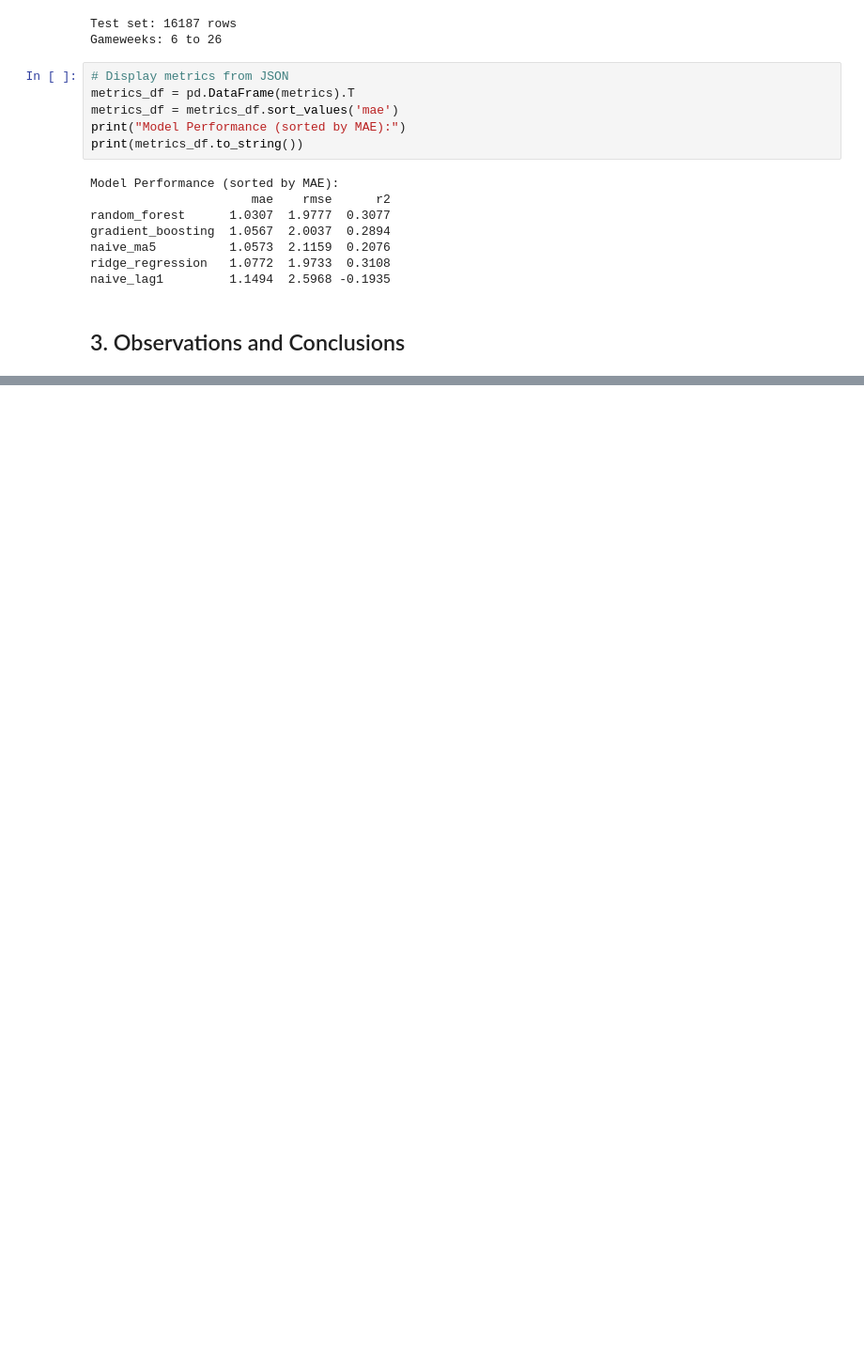
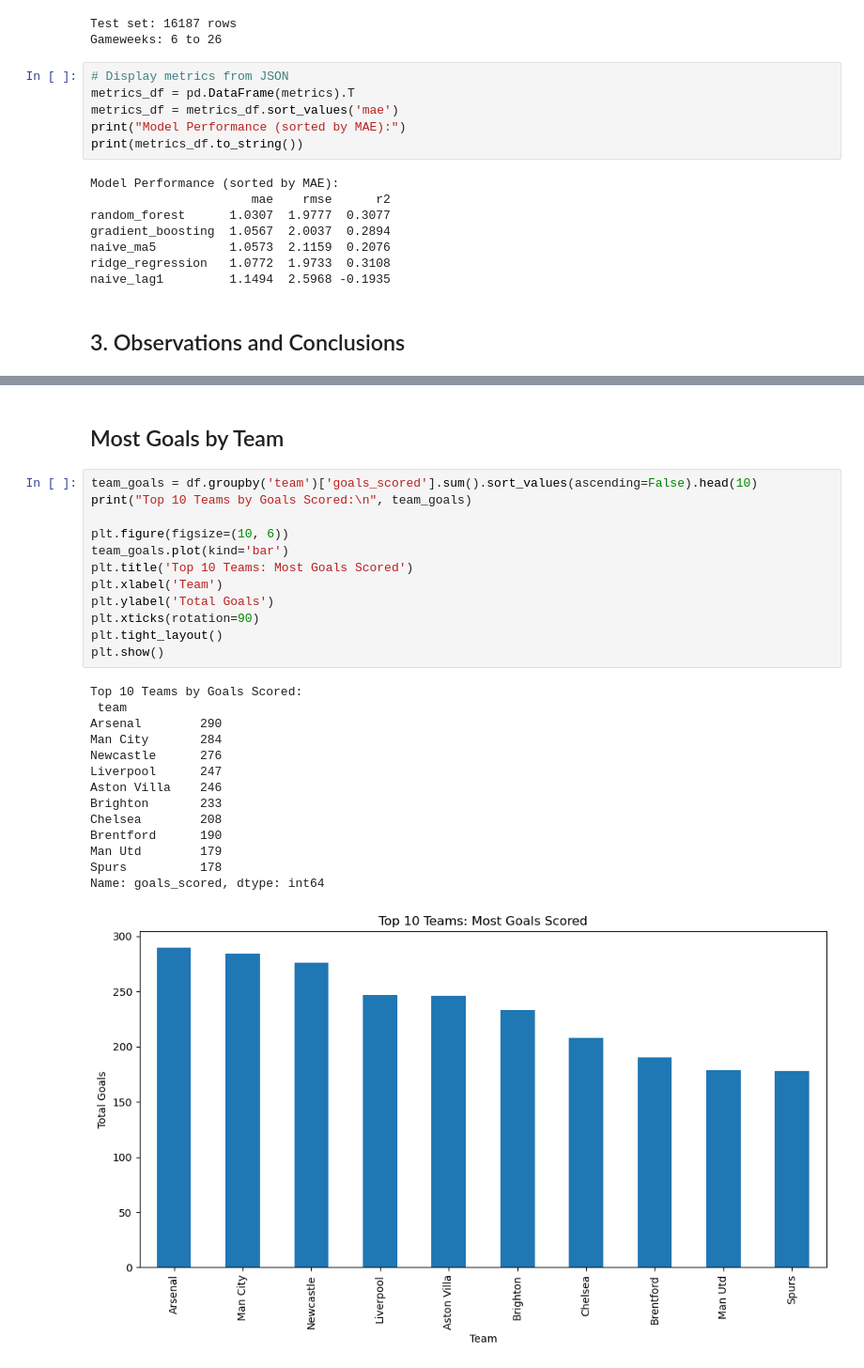
Before and after one commit to sarjit304/fpl-points-predictor, a Jupyter notebook: notebooks/evaluation.ipynb, the cells around one changed output, grey strips where cells are left out. Shown at 94% size. Cells and saved outputs as stored; diff of their text form; blank space fills up the shorter version.

```diff
--- a/notebooks/evaluation.ipynb
+++ b/notebooks/evaluation.ipynb
@@ -124,0 +257,29 @@ naive_lag1         1.1494  2.5968 -0.1935
+# %% [markdown]
+## Most Goals by Team
+# %%
+team_goals = df.groupby('team')['goals_scored'].sum().sort_values(ascending=False).head(10)
+print("Top 10 Teams by Goals Scored:\n", team_goals)
+
+plt.figure(figsize=(10, 6))
+team_goals.plot(kind='bar')
+plt.title('Top 10 Teams: Most Goals Scored')
+plt.xlabel('Team')
+plt.ylabel('Total Goals')
+plt.xticks(rotation=90)
+plt.tight_layout()
+plt.show()
+# %% [output]
+Top 10 Teams by Goals Scored:
+ team
+Arsenal        290
+Man City       284
+Newcastle      276
+Liverpool      247
+Aston Villa    246
+Brighton       233
+Chelsea        208
+Brentford      190
+Man Utd        179
+Spurs          178
+Name: goals_scored, dtype: int64
+[figure, added]
```
Also changed, not shown: parts of 32 cells of this notebook.
